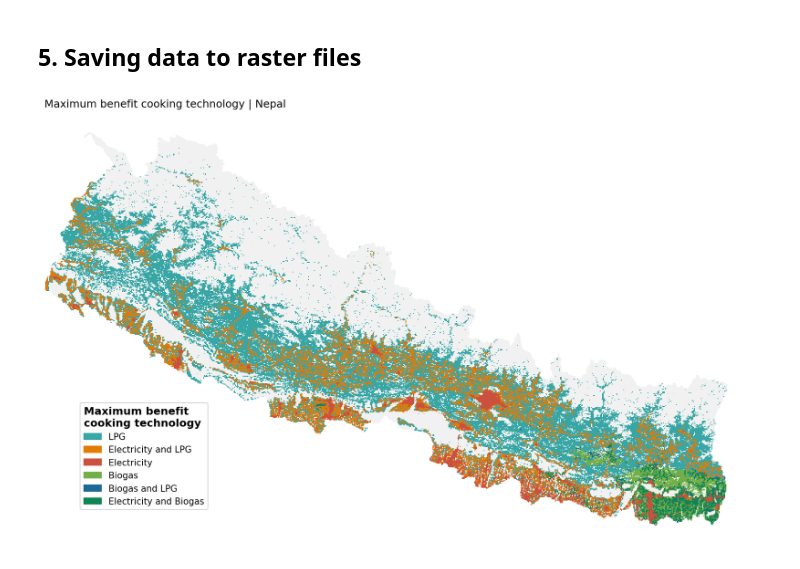
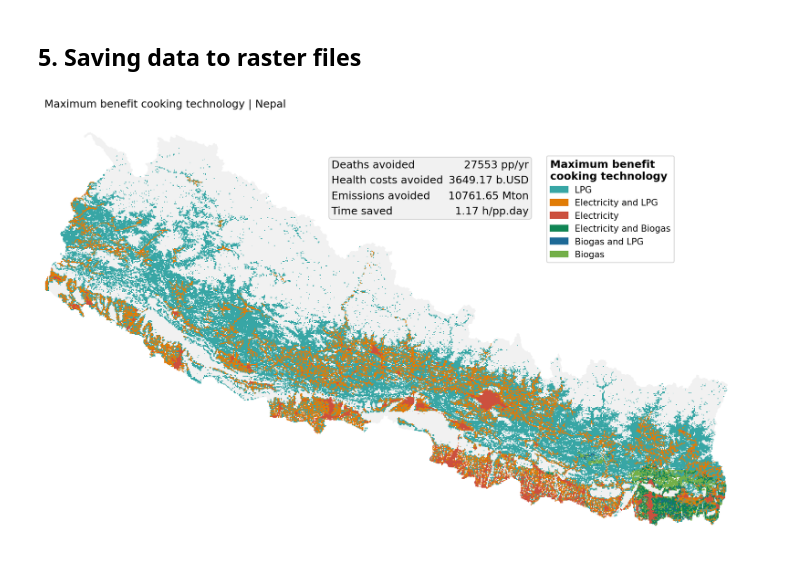
Before and after one commit to Open-Source-Spatial-Clean-Cooking-Tool/OnStove, a Jupyter notebook: Nepal runner.ipynb, the cells around one changed output. Cells and saved outputs as stored; diff of their text form; code cells hidden in the pictures.

```diff
--- a/Nepal runner.ipynb
+++ b/Nepal runner.ipynb
@@ -303,11 +305,12 @@ cmap = {"ICS": '#57365A', "LPG": '#38a6a5', "Traditional biomass": '#673139', "C
 
 labels = {"Biogas and Electricity": "Electricity and Biogas",
           'Collected Traditional Biomass': 'Traditional biomass',
-          'Collected Improved Biomass': 'ICS'}
+          'Collected Improved Biomass': 'ICS',
+          'Biogas and Collected Improved Biomass': 'Biogas and ICS'}
-# %%
-nepal.plot('max_benefit_tech', cmap=cmap, legend_position=(0.05, 0.33),
-           title=f'Maximum benefit cooking technology | Nepal',
-           labels=labels, legend=True, legend_title='Maximum benefit\ncooking technology',
-           rasterized=True)
-# %% [output]
-[figure, removed]
+# %%
+nepal.plot('max_benefit_tech', cmap=cmap, legend_position=(0.7, 0.9),
+           title=f'Maximum benefit cooking technology | Nepal',
+           labels=labels, legend=True, legend_title='Maximum benefit\ncooking technology',
+           rasterized=True, stats=True, stats_position=(0.4, 0.76))
+# %% [output]
+[figure, added]
```
Also changed, not shown: parts of 29 cells of this notebook, 2 other files.
